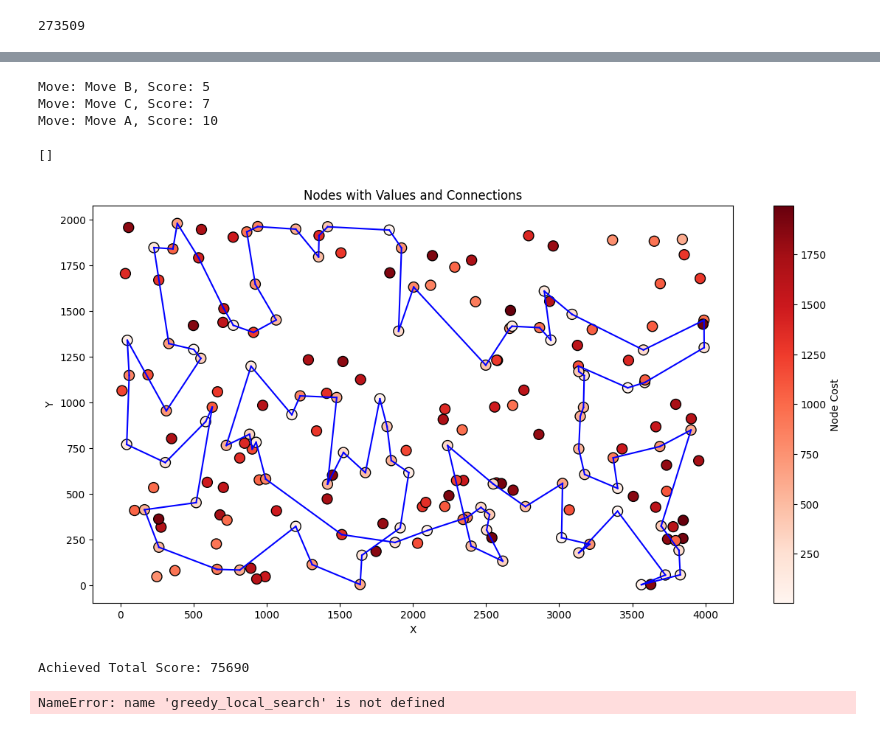
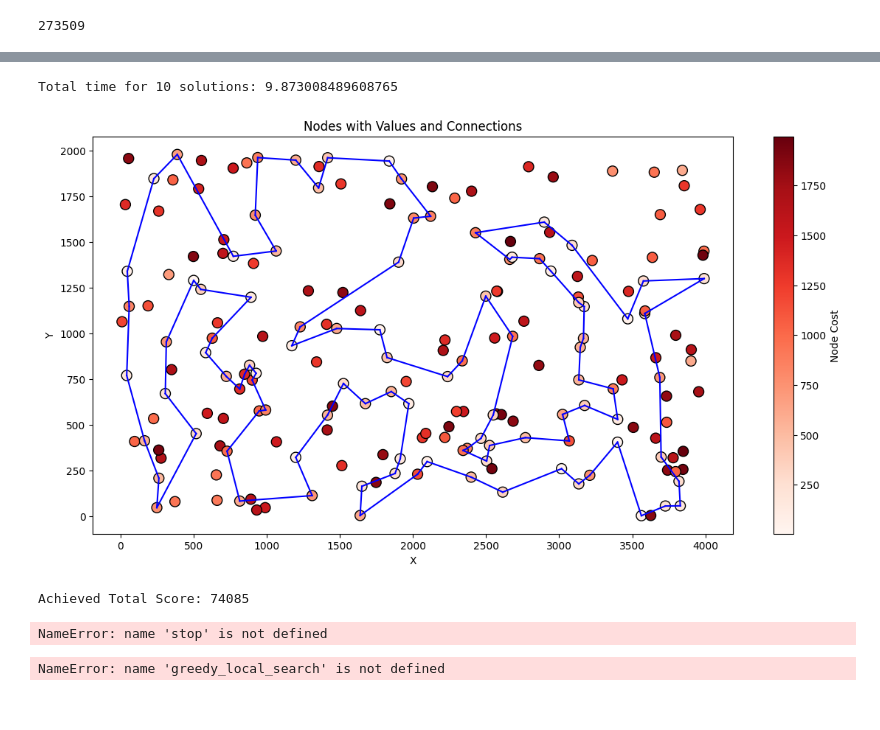
Before and after one commit to MatTheTab/Evolutionary-Computation, a Jupyter notebook: Assignment 5 Deltas of Previous Moves/Assignment_5_Deltas.ipynb, the cells around one changed output, grey strips where cells are left out. Saved outputs shown, nothing was run; the diff lists cells and outputs as text; code cells hidden in the pictures.

```diff
--- a/Assignment 5 Deltas of Previous Moves/Assignment_5_Deltas.ipynb
+++ b/Assignment 5 Deltas of Previous Moves/Assignment_5_Deltas.ipynb
@@ -198,25 +171,3 @@ Move: Move A, Score: 10
-# %%
-from sortedcontainers import SortedList
-
-# Create a sorted list
-sorted_list = SortedList()
-
-# Add elements (tuples of (score, move))
-sorted_list.add((10, "Move A"))
-sorted_list.add((5, "Move B"))
-sorted_list.add((7, "Move C"))
-
-# Access elements in sorted order
-for score, move in sorted_list:
-    print(f"Move: {move}, Score: {score}")
-# %% [output]
-Move: Move B, Score: 5
-Move: Move C, Score: 7
-Move: Move A, Score: 10
-# %%
-priority_queue
-# %% [output]
-[]
 # %%
 def update_score_inter(score, solution, cycle_position, relative_node_position, remaining_nodes, num_cycle_nodes, distance_matrix, weights):
     node_1 = solution[cycle_position]
@@ -259,7 +210,7 @@ def get_initial_moves(solution, cycle_positions, remaining_positions, num_cycle_
             already_added_inter.add((solution[cycle_position], remaining_nodes[relative_node_position], solution[cycle_position - 1], solution[(cycle_position + 1) % num_cycle_nodes]))
             if move_score >= 0:
                 continue
-            moves.add((move_score, (solution[cycle_position], remaining_nodes[relative_node_position], solution[cycle_position - 1], solution[(cycle_position + 1) % num_cycle_nodes])))
+            moves.add((move_score, (solution[cycle_position], remaining_nodes[relative_node_position], solution[cycle_position - 1], solution[(cycle_position + 1) % num_cycle_nodes]), 0)) # 0 for intra
 
         for any_node_position in range(cycle_position + 2, num_cycle_nodes):
             if (cycle_position == 0 and any_node_position == num_cycle_nodes - 1):
@@ -269,7 +220,7 @@ def get_initial_moves(solution, cycle_positions, remaining_positions, num_cycle_
             already_added_edges.add((solution[cycle_position], solution[any_node_position], solution[(cycle_position + 1) % num_cycle_nodes], solution[(any_node_position + 1) % num_cycle_nodes]))
             if move_score >= 0:
                 continue
-            moves.add((move_score, (solution[cycle_position], solution[any_node_position], solution[(cycle_position + 1) % num_cycle_nodes], solution[(any_node_position + 1) % num_cycle_nodes])))
+            moves.add((move_score, (solution[cycle_position], solution[any_node_position], solution[(cycle_position + 1) % num_cycle_nodes], solution[(any_node_position + 1) % num_cycle_nodes]), 1)) # 1 for inter
 
     return moves, already_added_inter, already_added_edges
 
@@ -284,7 +235,7 @@ def update_moves_intra(score, solution, moves, already_added_inter, already_adde
         already_added_inter.add((solution[cycle_position], remaining_nodes[relative_node_position], prev_node, next_node))
         if move_score >= 0:
             continue
-        moves.add((move_score, (solution[cycle_position], remaining_nodes[relative_node_position], solution[cycle_position - 1], solution[(cycle_position + 1) % num_cycle_nodes])))
+        moves.add((move_score, (solution[cycle_position], remaining_nodes[relative_node_position], prev_node, next_node), 0))
 
     for any_node_position in range(cycle_position + 2, num_cycle_nodes):
         if (cycle_position == 0 and any_node_position == num_cycle_nodes - 1):
@@ -296,7 +247,7 @@ def update_moves_intra(score, solution, moves, already_added_inter, already_adde
         already_added_edges.add((solution[cycle_position], solution[any_node_position], solution[(cycle_position + 1) % num_cycle_nodes], solution[(any_node_position + 1) % num_cycle_nodes]))
         if move_score >= 0:
             continue
-        moves.add((move_score, (solution[cycle_position], solution[any_node_position], solution[(cycle_position + 1) % num_cycle_nodes], solution[(any_node_position + 1) % num_cycle_nodes])))
+        moves.add((move_score, (solution[cycle_position], solution[any_node_position], solution[(cycle_position + 1) % num_cycle_nodes], solution[(any_node_position + 1) % num_cycle_nodes]), 1))
 
     return moves, already_added_inter, already_added_edges
 
@@ -312,7 +263,7 @@ def update_moves_inter_edge(score, cycle_positions, solution, moves, num_cycle_n
             already_added_edges.add((solution[cycle_position], solution[any_node_position], solution[(cycle_position + 1) % num_cycle_nodes], solution[(any_node_position + 1) % num_cycle_nodes]))
             if move_score >= 0:
                 continue
-            moves.add((move_score, (solution[cycle_position], solution[any_node_position], solution[(cycle_position + 1) % num_cycle_nodes], solution[(any_node_position + 1) % num_cycle_nodes])))
+            moves.add((move_score, (solution[cycle_position], solution[any_node_position], solution[(cycle_position + 1) % num_cycle_nodes], solution[(any_node_position + 1) % num_cycle_nodes]), 1))
 
     for cycle_position in cycle_positions:
         for relative_node_position in range(len(remaining_positions)):
@@ -325,7 +276,7 @@ def update_moves_inter_edge(score, cycle_positions, solution, moves, num_cycle_n
             already_added_inter.add((solution[cycle_position], remaining_nodes[relative_node_position], prev_node, next_node))
             if move_score >= 0:
                 continue
-            moves.add((move_score, (solution[cycle_position], remaining_nodes[relative_node_position], solution[cycle_position - 1], solution[(cycle_position + 1) % num_cycle_nodes])))
+            moves.add((move_score, (solution[cycle_position], remaining_nodes[relative_node_position], prev_node, next_node), 0))
 
     return moves, already_added_inter, already_added_edges
 
@@ -338,41 +289,68 @@ def deltas_steepest_local_search_edges(solution, score, distance_matrix, weights
 
     moves, already_added_inter, already_added_edges = get_initial_moves(solution, cycle_positions, remaining_positions, num_cycle_nodes, score, remaining_nodes, distance_matrix, weights)
     while True:
-        for move_score, move in moves:
-            if move[1] in remaining_nodes:
+        i = 0
+        while i < len(moves):
+            move_score, move, inter = moves[i]
+            if not inter:
                 cycle_node, any_node, node_before, node_after = move
-                if cycle_node not in solution:
+                if cycle_node not in solution or any_node not in remaining_nodes:
+                    moves.remove(moves[i])
+                    already_added_inter.remove(move)
                     continue
                 cycle_position = solution.index(cycle_node)
                 if node_before != solution[cycle_position - 1] or node_after != solution[(cycle_position + 1) % num_cycle_nodes]:
+                    moves.remove(moves[i])
+                    already_added_inter.remove(move)
                     continue
                 relative_node_position = remaining_nodes.index(any_node)
                 score, solution, remaining_nodes = node_intra_change_steepest_fast(move_score, score, solution, cycle_position, relative_node_position, remaining_nodes)
                 moves, already_added_inter, already_added_edges = update_moves_intra(score, solution, moves, already_added_inter, already_added_edges, cycle_position, remaining_positions, remaining_nodes, num_cycle_nodes, distance_matrix, weights)
+                i = 0
             else:
-                if move[0] not in solution:
+                if move[0] not in solution or move[1] not in solution:
+                    moves.remove(moves[i])
+                    already_added_edges.remove(move)
                     continue
                 cycle_node, any_node, node_after_cycle, node_after_any = move
                 cycle_position = solution.index(cycle_node)
                 any_node_position = solution.index(any_node)
                 if cycle_position > any_node_position:
+                    i += 1
                     continue # We got turned around ;(
                 if node_after_cycle != solution[(cycle_position + 1) % num_cycle_nodes] or node_after_any != solution[(any_node_position + 1) % num_cycle_nodes]:
+                    moves.remove(moves[i])
+                    already_added_edges.remove(move)
                     continue
                 score, solution = edge_inter_change_steepest_fast(move_score, score, solution, cycle_position, any_node_position)
                 moves, already_added_inter, already_added_edges = update_moves_inter_edge(score, cycle_positions, solution, moves, num_cycle_nodes, distance_matrix, remaining_nodes, already_added_inter, already_added_edges, remaining_positions)
+                i = 0
 
             calculated_score = calculate_score(solution, distance_matrix, weights)
             assert score == calculated_score
 
         return solution, score
 
-solution, score = deltas_steepest_local_search_edges(start_solution.copy(), start_score.copy(), distance_matrix, weights)
+start_time = time.time()
+for i in range(10):
+    random_solution_result, random_solutionscore = random_solution(distance_matrix, weights, start_node = i)
+    random_solution_result, random_solutionscore = deltas_steepest_local_search_edges(random_solution_result, random_solutionscore, distance_matrix, weights)
+end_time = time.time()
+
+
+print(f"Total time for 10 solutions: {end_time - start_time}")
+start_solution, start_score = random_solution(distance_matrix, weights, start_node = 0)
+solution, score = deltas_steepest_local_search_edges(start_solution, start_score, distance_matrix, weights)
 plot_nodes_with_lines(df, solution)
 print(f"Achieved Total Score: {score}")
 # %% [output]
+Total time for 10 solutions: 9.873008489608765
-[figure, old version]
+[figure, new version]
-Achieved Total Score: 75690
+Achieved Total Score: 74085
+# %%
+stop
+# %% [output]
+NameError: name 'stop' is not defined
 # %%
 def test_algorithm(algorithm, distance_matrix, weights, local_algorithm = None):
     '''
```
Also changed, not shown: parts of 2 cells of this notebook.
